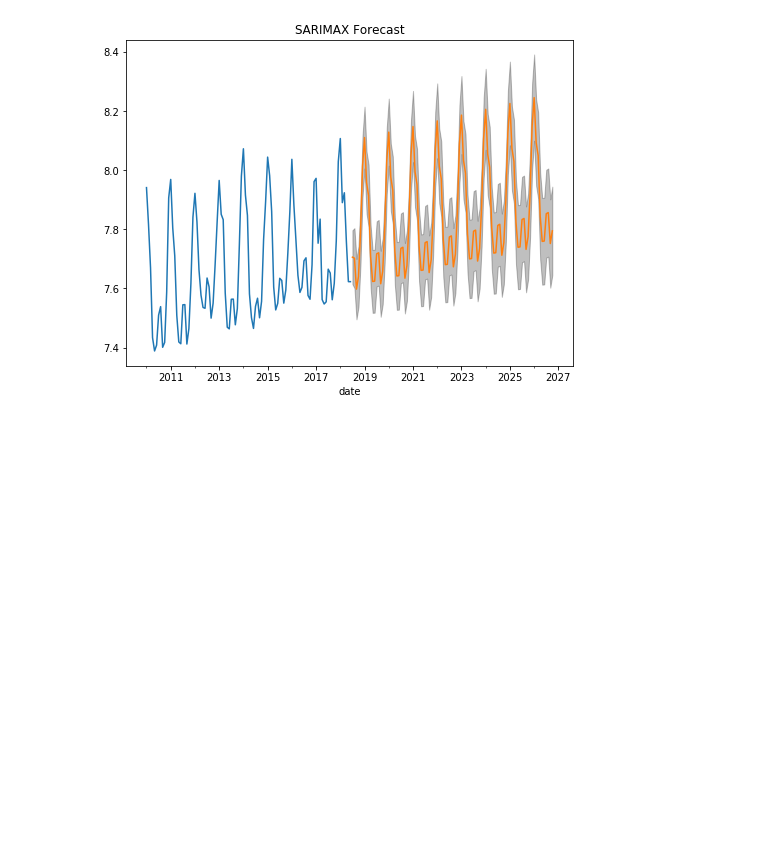
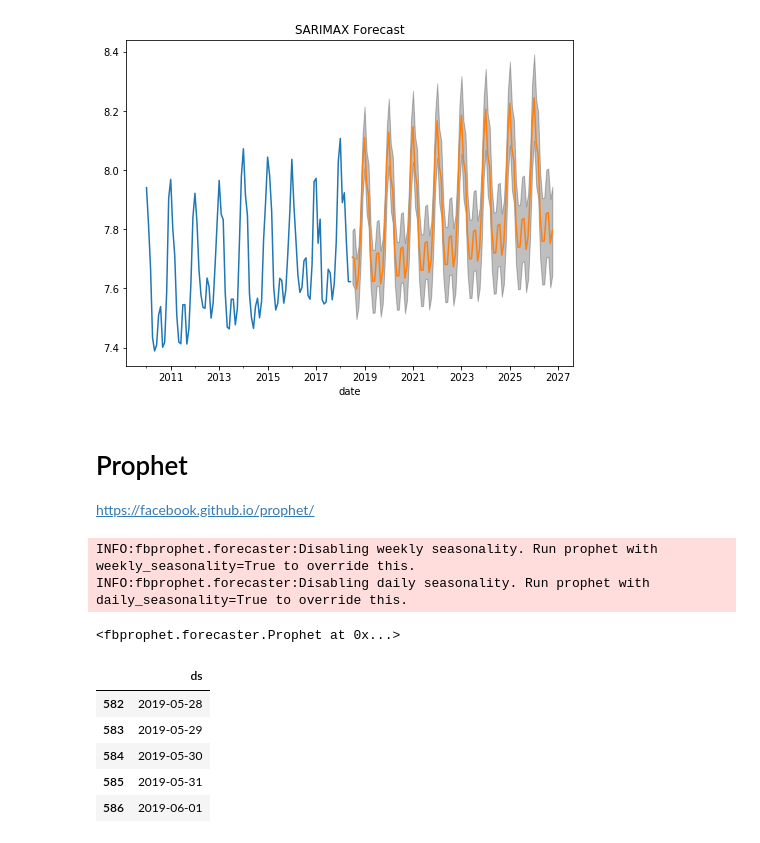
Before and after one commit to matsueushi/timeseries_notebook, a Jupyter notebook: timeseries_python.ipynb, the cells around one changed output. Saved outputs shown, nothing was run; the diff lists cells and outputs as text; code cells hidden in the pictures; blank space fills up the shorter version.

```diff
--- a/timeseries_python.ipynb
+++ b/timeseries_python.ipynb
@@ -257,3 +259,26 @@ ax.fill_between(sarimax_ci.index,
 plt.title('SARIMAX Forecast');
 # %% [output]
 [figure]
+# %% [markdown]
+# Prophet
+https://facebook.github.io/prophet/
+# %%
+prophet_df = data_df.copy()
+prophet_df['ds'] = prophet_df.index
+prophet_df['y'] = prophet_df['log_value']
+m = Prophet()
+m.fit(prophet_df)
+# %% [output]
+INFO:fbprophet.forecaster:Disabling weekly seasonality. Run prophet with weekly_seasonality=True to override this.
+INFO:fbprophet.forecaster:Disabling daily seasonality. Run prophet with daily_seasonality=True to override this.
+<fbprophet.forecaster.Prophet at 0x...>
+# %%
+prophet_future = m.make_future_dataframe(periods=365)
+prophet_future.tail()
+# %% [output]
+|  | ds |
+| 582 | 2019-05-28 |
+| 583 | 2019-05-29 |
+| 584 | 2019-05-30 |
+| 585 | 2019-05-31 |
+| 586 | 2019-06-01 |
```
Also changed, not shown: parts of 7 cells of this notebook.
